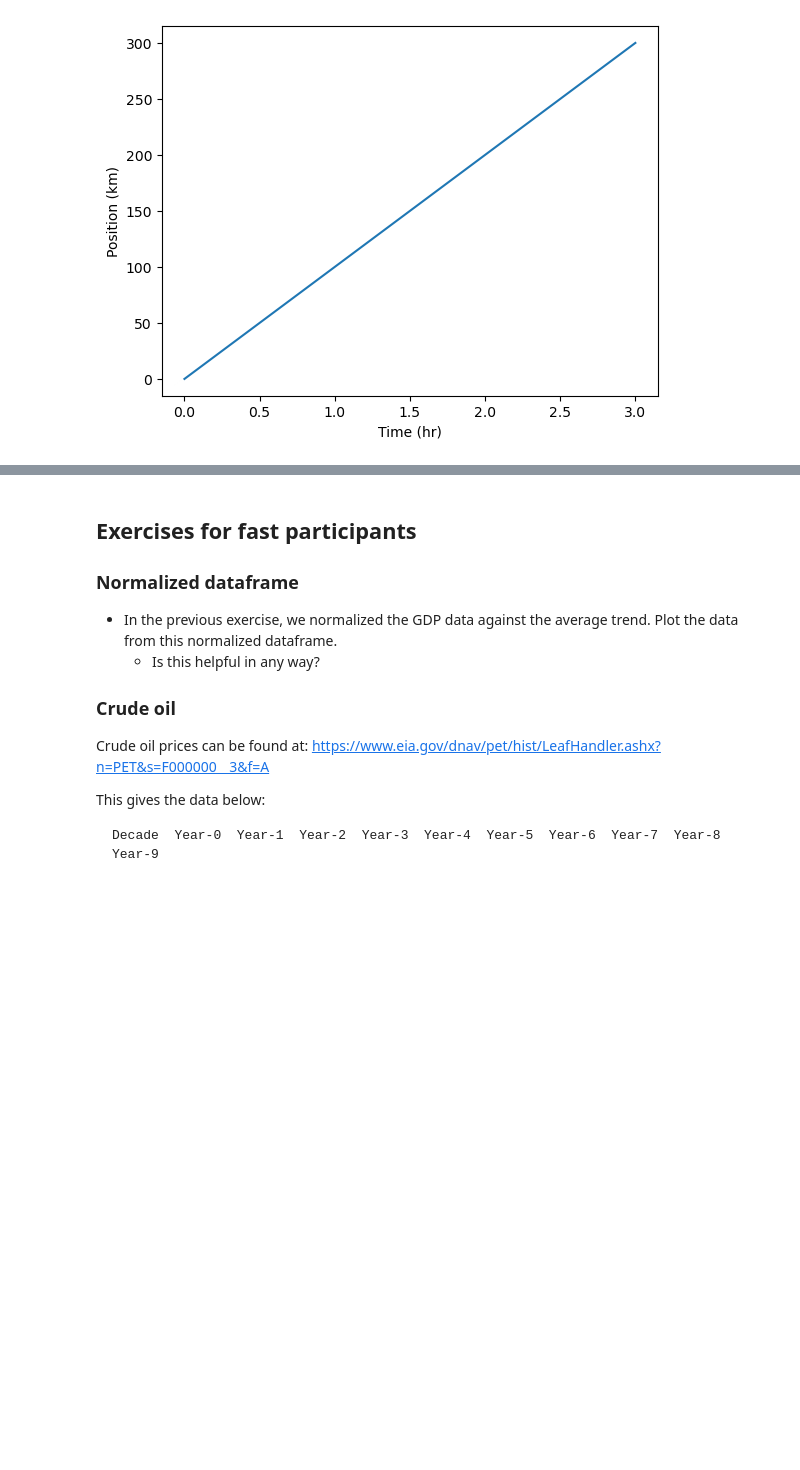
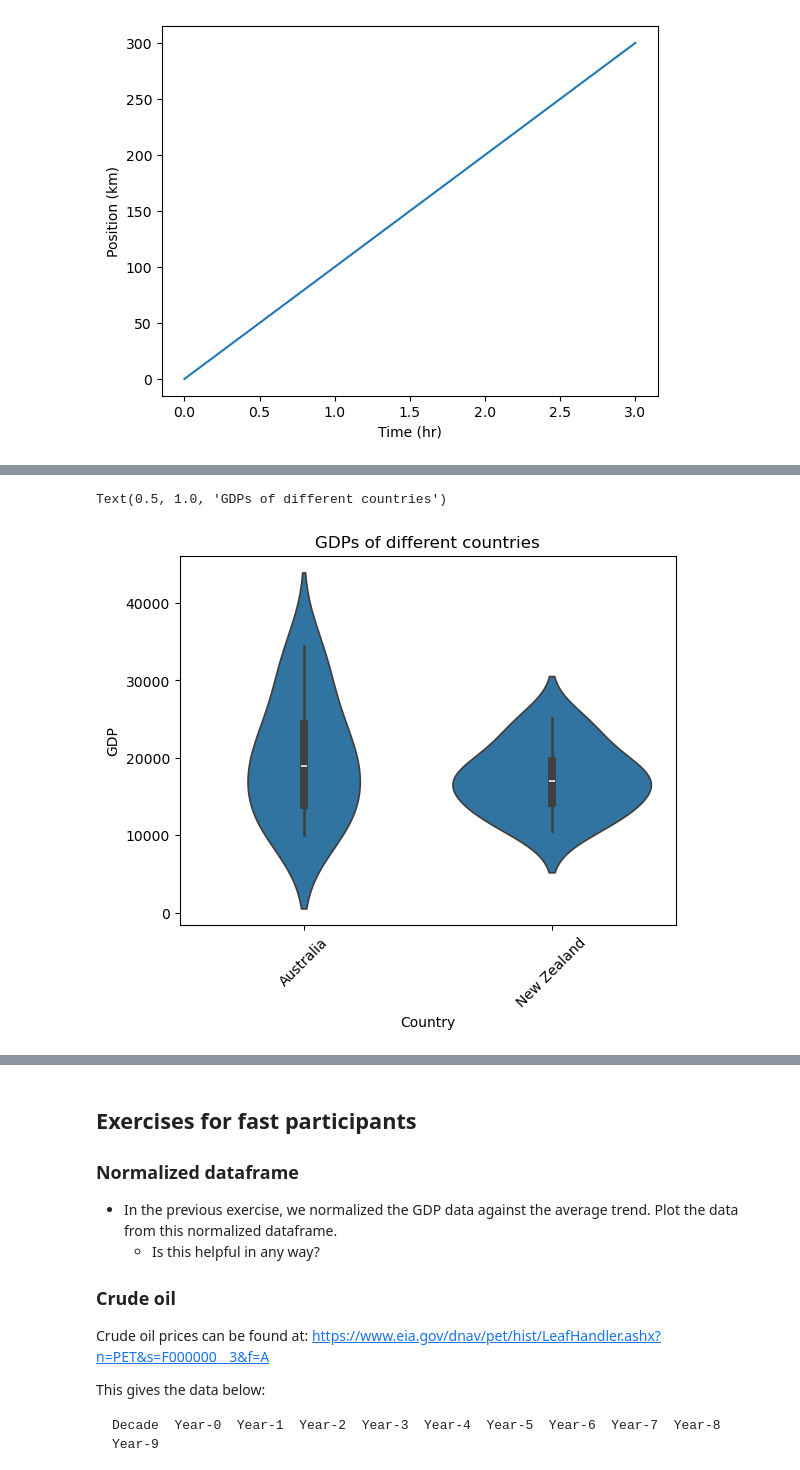
Before and after one commit to bioDSC/2024_teaching, a Jupyter notebook: 2025-02-Python-intro-Gapminder/202503_Py-Gapminder_L9-plotting_REVISED.ipynb, the cells around one changed output, grey strips where cells are left out. Saved outputs shown, nothing was run; the diff lists cells and outputs as text; code cells hidden in the pictures; blank space fills up the shorter version.

```diff
--- a/2025-02-Python-intro-Gapminder/202503_Py-Gapminder_L9-plotting_REVISED.ipynb
+++ b/2025-02-Python-intro-Gapminder/202503_Py-Gapminder_L9-plotting_REVISED.ipynb
@@ -249,3 +204,13 @@ Text(0, 0.5, 'GDP per capita')
+# %%
+# Something else
+
+plt.style.use('default')
+sns.violinplot(data_long, x='Country', y = 'GDP')
+plt.xticks(rotation=45)
+plt.title('GDPs of different countries')
+# %% [output]
+Text(0.5, 1.0, 'GDPs of different countries')
+[figure, added]
 # %%
 # Calling matplotlib.pyplot directly
 
```
Also changed, not shown: parts of 18 cells of this notebook, 3 other files.
